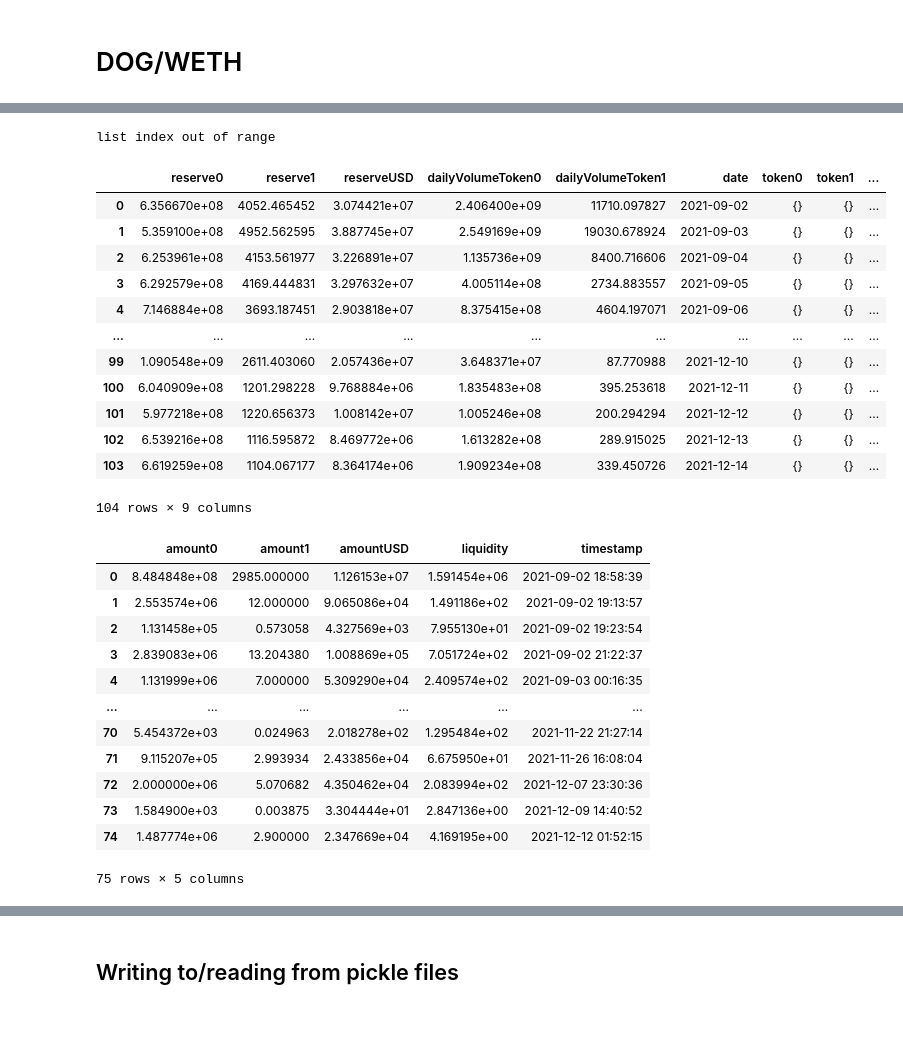
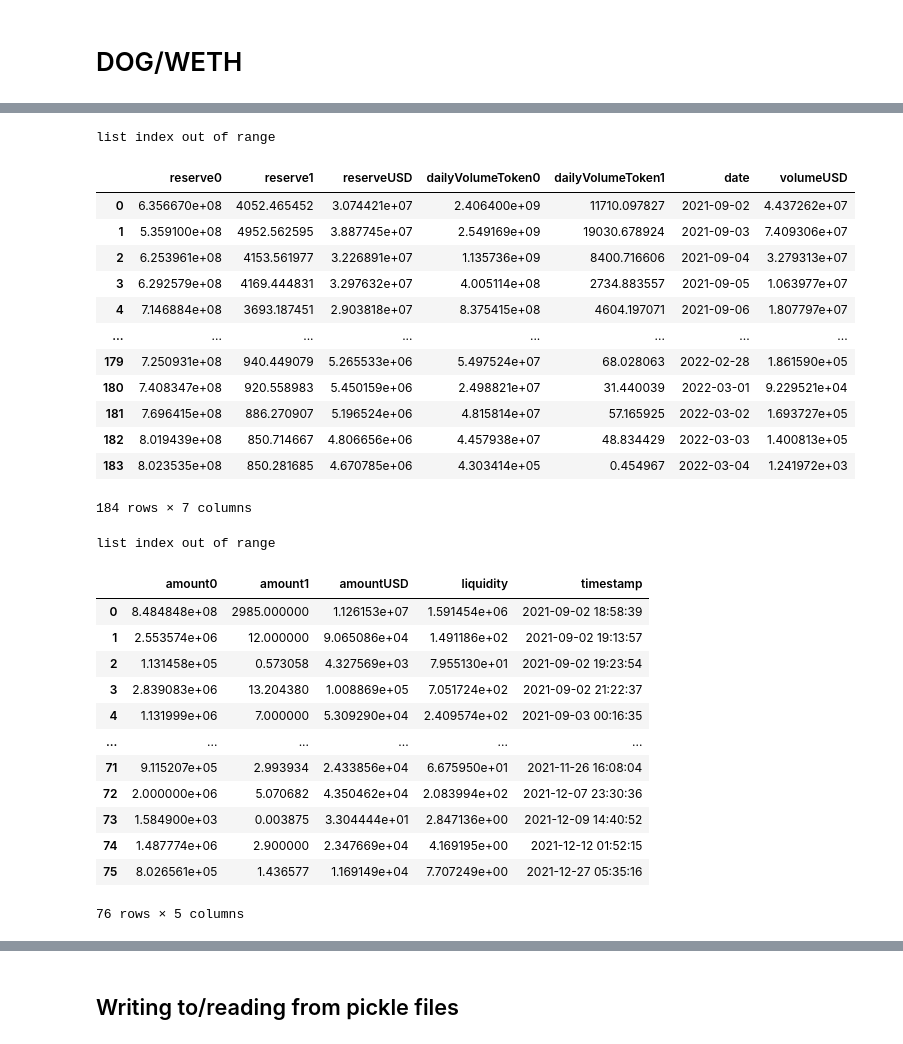
Before and after one commit to IX-Swap/data-science, a Jupyter notebook: sushiswap_fractionalized_nft/sushiswap_extraction_experiments.ipynb, the cells around one changed output, grey strips where cells are left out. Saved outputs shown, nothing was run; the diff lists cells and outputs as text; code cells hidden in the pictures.

```diff
--- a/sushiswap_fractionalized_nft/sushiswap_extraction_experiments.ipynb
+++ b/sushiswap_fractionalized_nft/sushiswap_extraction_experiments.ipynb
@@ -32,27 +34,28 @@ list index out of range
 # %%
-dog_weth_reserves = get_pool_reserves_history(contract_id='0xc96f20099d96b37d7ede66ff9e4de59b9b1065b1', range_limit=2)
+dog_weth_reserves = get_pool_reserves_history(contract_id='0xc96f20099d96b37d7ede66ff9e4de59b9b1065b1', range_limit=20)
 dog_weth_reserves_df = pool_reserves_to_df(dog_weth_reserves)
 dog_weth_reserves_df
 # %% [output]
 list index out of range
-|  | reserve0 | reserve1 | reserveUSD | dailyVolumeToken0 | dailyVolumeToken1 | date | token0 | token1 | ... |
-| 0 | 6.356670e+08 | 4052.465452 | 3.074421e+07 | 2.406400e+09 | 11710.097827 | 2021-09-02 | {} | {} | ... |
-| 1 | 5.359100e+08 | 4952.562595 | 3.887745e+07 | 2.549169e+09 | 19030.678924 | 2021-09-03 | {} | {} | ... |
-| 2 | 6.253961e+08 | 4153.561977 | 3.226891e+07 | 1.135736e+09 | 8400.716606 | 2021-09-04 | {} | {} | ... |
-| 3 | 6.292579e+08 | 4169.444831 | 3.297632e+07 | 4.005114e+08 | 2734.883557 | 2021-09-05 | {} | {} | ... |
-| 4 | 7.146884e+08 | 3693.187451 | 2.903818e+07 | 8.375415e+08 | 4604.197071 | 2021-09-06 | {} | {} | ... |
-| ... | ... | ... | ... | ... | ... | ... | ... | ... | ... |
-| 99 | 1.090548e+09 | 2611.403060 | 2.057436e+07 | 3.648371e+07 | 87.770988 | 2021-12-10 | {} | {} | ... |
-| 100 | 6.040909e+08 | 1201.298228 | 9.768884e+06 | 1.835483e+08 | 395.253618 | 2021-12-11 | {} | {} | ... |
-| 101 | 5.977218e+08 | 1220.656373 | 1.008142e+07 | 1.005246e+08 | 200.294294 | 2021-12-12 | {} | {} | ... |
-| 102 | 6.539216e+08 | 1116.595872 | 8.469772e+06 | 1.613282e+08 | 289.915025 | 2021-12-13 | {} | {} | ... |
-| 103 | 6.619259e+08 | 1104.067177 | 8.364174e+06 | 1.909234e+08 | 339.450726 | 2021-12-14 | {} | {} | ... |
+|  | reserve0 | reserve1 | reserveUSD | dailyVolumeToken0 | dailyVolumeToken1 | date | volumeUSD |
+| 0 | 6.356670e+08 | 4052.465452 | 3.074421e+07 | 2.406400e+09 | 11710.097827 | 2021-09-02 | 4.437262e+07 |
+| 1 | 5.359100e+08 | 4952.562595 | 3.887745e+07 | 2.549169e+09 | 19030.678924 | 2021-09-03 | 7.409306e+07 |
+| 2 | 6.253961e+08 | 4153.561977 | 3.226891e+07 | 1.135736e+09 | 8400.716606 | 2021-09-04 | 3.279313e+07 |
+| 3 | 6.292579e+08 | 4169.444831 | 3.297632e+07 | 4.005114e+08 | 2734.883557 | 2021-09-05 | 1.063977e+07 |
+| 4 | 7.146884e+08 | 3693.187451 | 2.903818e+07 | 8.375415e+08 | 4604.197071 | 2021-09-06 | 1.807797e+07 |
+| ... | ... | ... | ... | ... | ... | ... | ... |
+| 179 | 7.250931e+08 | 940.449079 | 5.265533e+06 | 5.497524e+07 | 68.028063 | 2022-02-28 | 1.861590e+05 |
+| 180 | 7.408347e+08 | 920.558983 | 5.450159e+06 | 2.498821e+07 | 31.440039 | 2022-03-01 | 9.229521e+04 |
+| 181 | 7.696415e+08 | 886.270907 | 5.196524e+06 | 4.815814e+07 | 57.165925 | 2022-03-02 | 1.693727e+05 |
+| 182 | 8.019439e+08 | 850.714667 | 4.806656e+06 | 4.457938e+07 | 48.834429 | 2022-03-03 | 1.400813e+05 |
+| 183 | 8.023535e+08 | 850.281685 | 4.670785e+06 | 4.303414e+05 | 0.454967 | 2022-03-04 | 1.241972e+03 |
-104 rows × 9 columns
+184 rows × 7 columns
 # %%
-dog_weth_mints = get_pool_mints(contract_id='0xc96f20099d96b37d7ede66ff9e4de59b9b1065b1', range_limit=1)
+dog_weth_mints = get_pool_mints(contract_id='0xc96f20099d96b37d7ede66ff9e4de59b9b1065b1', range_limit=10)
 dog_weth_mints_df = pool_mints_to_df(dog_weth_mints)
 dog_weth_mints_df
 # %% [output]
+list index out of range
 |  | amount0 | amount1 | amountUSD | liquidity | timestamp |
 | 0 | 8.484848e+08 | 2985.000000 | 1.126153e+07 | 1.591454e+06 | 2021-09-02 18:58:39 |
 | 1 | 2.553574e+06 | 12.000000 | 9.065086e+04 | 1.491186e+02 | 2021-09-02 19:13:57 |
@@ -60,10 +63,10 @@ dog_weth_mints_df
 | 3 | 2.839083e+06 | 13.204380 | 1.008869e+05 | 7.051724e+02 | 2021-09-02 21:22:37 |
 | 4 | 1.131999e+06 | 7.000000 | 5.309290e+04 | 2.409574e+02 | 2021-09-03 00:16:35 |
 | ... | ... | ... | ... | ... | ... |
-| 70 | 5.454372e+03 | 0.024963 | 2.018278e+02 | 1.295484e+02 | 2021-11-22 21:27:14 |
 | 71 | 9.115207e+05 | 2.993934 | 2.433856e+04 | 6.675950e+01 | 2021-11-26 16:08:04 |
 | 72 | 2.000000e+06 | 5.070682 | 4.350462e+04 | 2.083994e+02 | 2021-12-07 23:30:36 |
 | 73 | 1.584900e+03 | 0.003875 | 3.304444e+01 | 2.847136e+00 | 2021-12-09 14:40:52 |
 | 74 | 1.487774e+06 | 2.900000 | 2.347669e+04 | 4.169195e+00 | 2021-12-12 01:52:15 |
+| 75 | 8.026561e+05 | 1.436577 | 1.169149e+04 | 7.707249e+00 | 2021-12-27 05:35:16 |
-75 rows × 5 columns
+76 rows × 5 columns
 # %%
```
Also changed, not shown: parts of 35 cells of this notebook, 14 other files.
